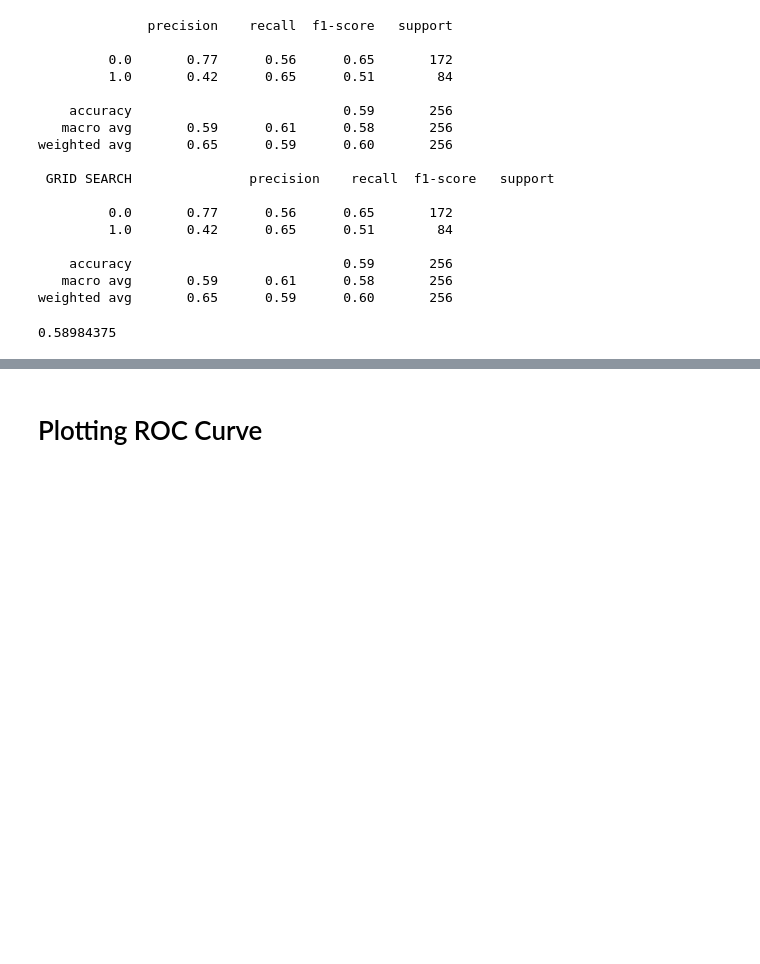
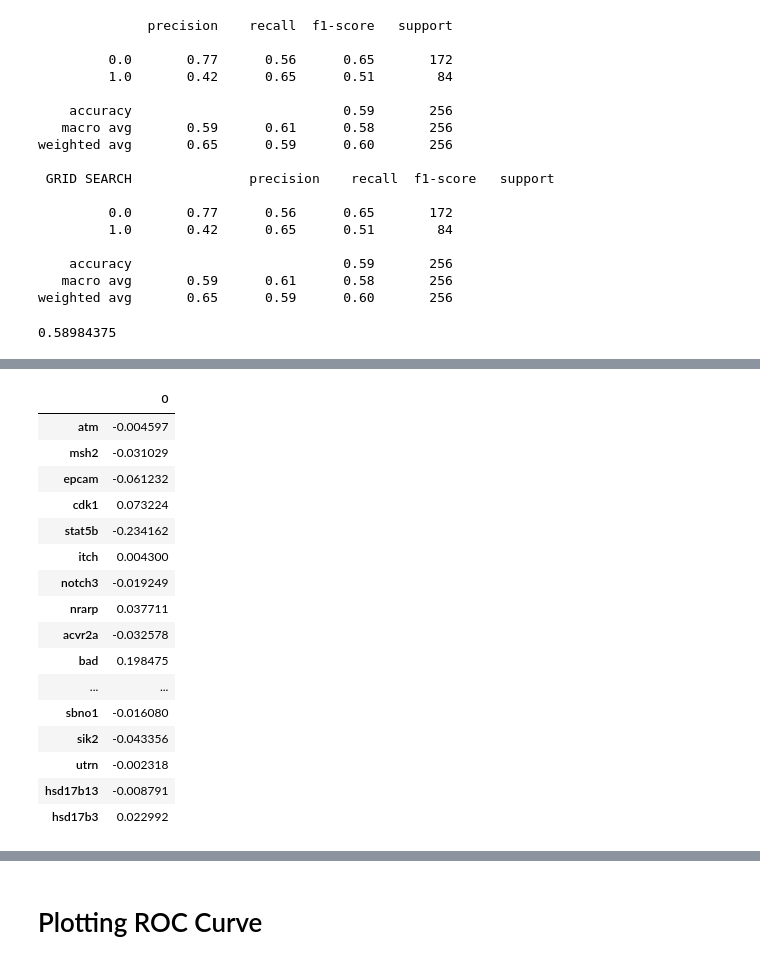
Before and after one commit to Cpizzle1/capstone2, a Jupyter notebook: notebooks/Models.ipynb, the cells around one changed output, grey strips where cells are left out. Cells and saved outputs as stored; diff of their text form; code cells hidden in the pictures; blank space fills up the shorter version.

```diff
--- a/notebooks/Models.ipynb
+++ b/notebooks/Models.ipynb
@@ -318,0 +390,21 @@ print(accuracy_score(y_test, logistic2_y_hats))
+# %%
+vif_df_ordered = pd.DataFrame.from_dict(vif_dict, orient='index')
+vif_df_ordered
+# %% [output]
+|  | 0 |
+| atm | -0.004597 |
+| msh2 | -0.031029 |
+| epcam | -0.061232 |
+| cdk1 | 0.073224 |
+| stat5b | -0.234162 |
+| itch | 0.004300 |
+| notch3 | -0.019249 |
+| nrarp | 0.037711 |
+| acvr2a | -0.032578 |
+| bad | 0.198475 |
+| ... | ... |
+| sbno1 | -0.016080 |
+| sik2 | -0.043356 |
+| utrn | -0.002318 |
+| hsd17b13 | -0.008791 |
+| hsd17b3 | 0.022992 |
```
Also changed, not shown: parts of 12 cells of this notebook, 3 other files.
